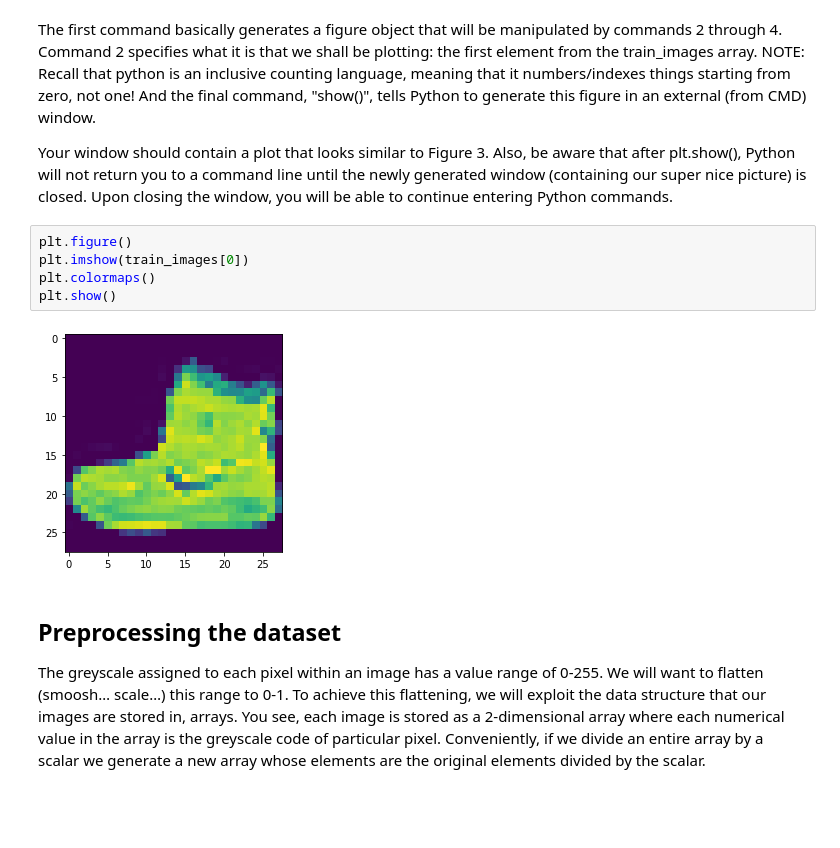
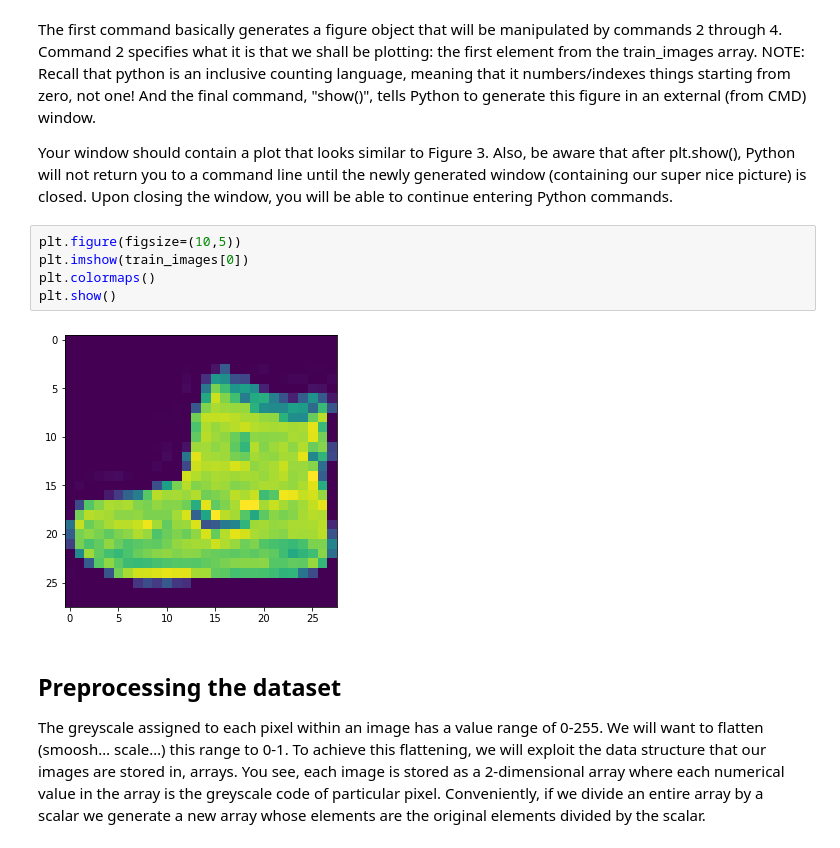
Before and after one commit to mmphego/TensorFlow-Course, a Jupyter notebook: fashion_mnist.ipynb, the cells around one changed output. Drawn from its saved outputs; the diff is of its cells as text; blank space fills up the shorter version.

```diff
--- a/fashion_mnist.ipynb
+++ b/fashion_mnist.ipynb
@@ -55,12 +69,12 @@ The first command basically generates a figure object that will be manipulated b
 
 Your window should contain a plot that looks similar to Figure 3. Also, be aware that after plt.show(), Python will not return you to a command line until the newly generated window (containing our super nice picture) is closed. Upon closing the window, you will be able to continue entering Python commands.
 # %%
-plt.figure()
+plt.figure(figsize=(10,5))
 plt.imshow(train_images[0])
 plt.colormaps()
 plt.show()
 # %% [output]
-[figure, old version]
+[figure, new version]
 # %% [markdown]
 ## Preprocessing the dataset
 
```
Also changed, not shown: parts of 11 cells of this notebook.
